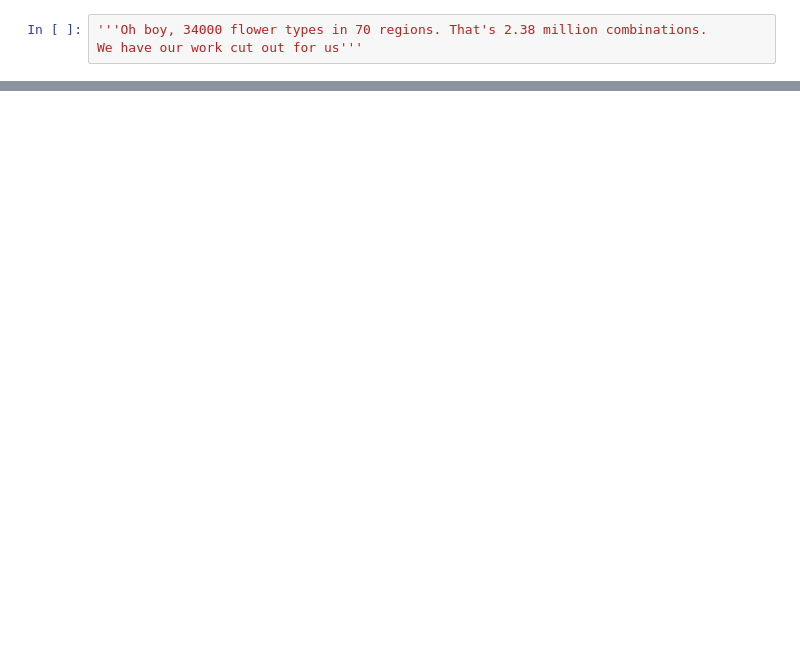
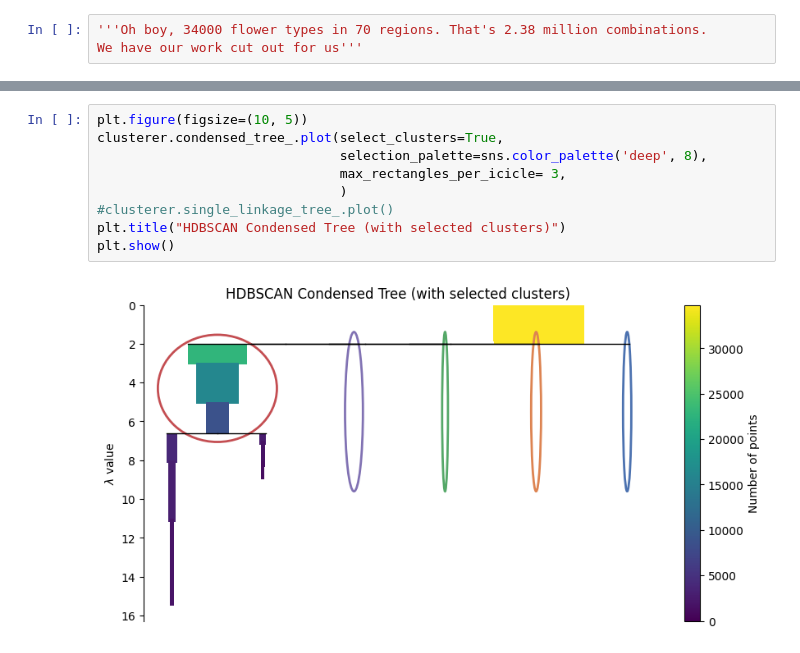
Before and after one commit to drwbkr1/Grad504-Hierarchical-Cluster-Project, a Jupyter notebook: GRAD504_HC_Project.ipynb, the cells around one changed output, grey strips where cells are left out. Cells and saved outputs as stored; diff of their text form; blank space fills up the shorter version.

```diff
--- a/GRAD504_HC_Project.ipynb
+++ b/GRAD504_HC_Project.ipynb
@@ -53,0 +61,11 @@ We have our work cut out for us'''
+# %%
+plt.figure(figsize=(10, 5))
+clusterer.condensed_tree_.plot(select_clusters=True,
+                               selection_palette=sns.color_palette('deep', 8),
+                               max_rectangles_per_icicle= 3,
+                               )
+#clusterer.single_linkage_tree_.plot()
+plt.title("HDBSCAN Condensed Tree (with selected clusters)")
+plt.show()
+# %% [output]
+[figure, added]
```
Also changed, not shown: parts of 5 cells of this notebook.
